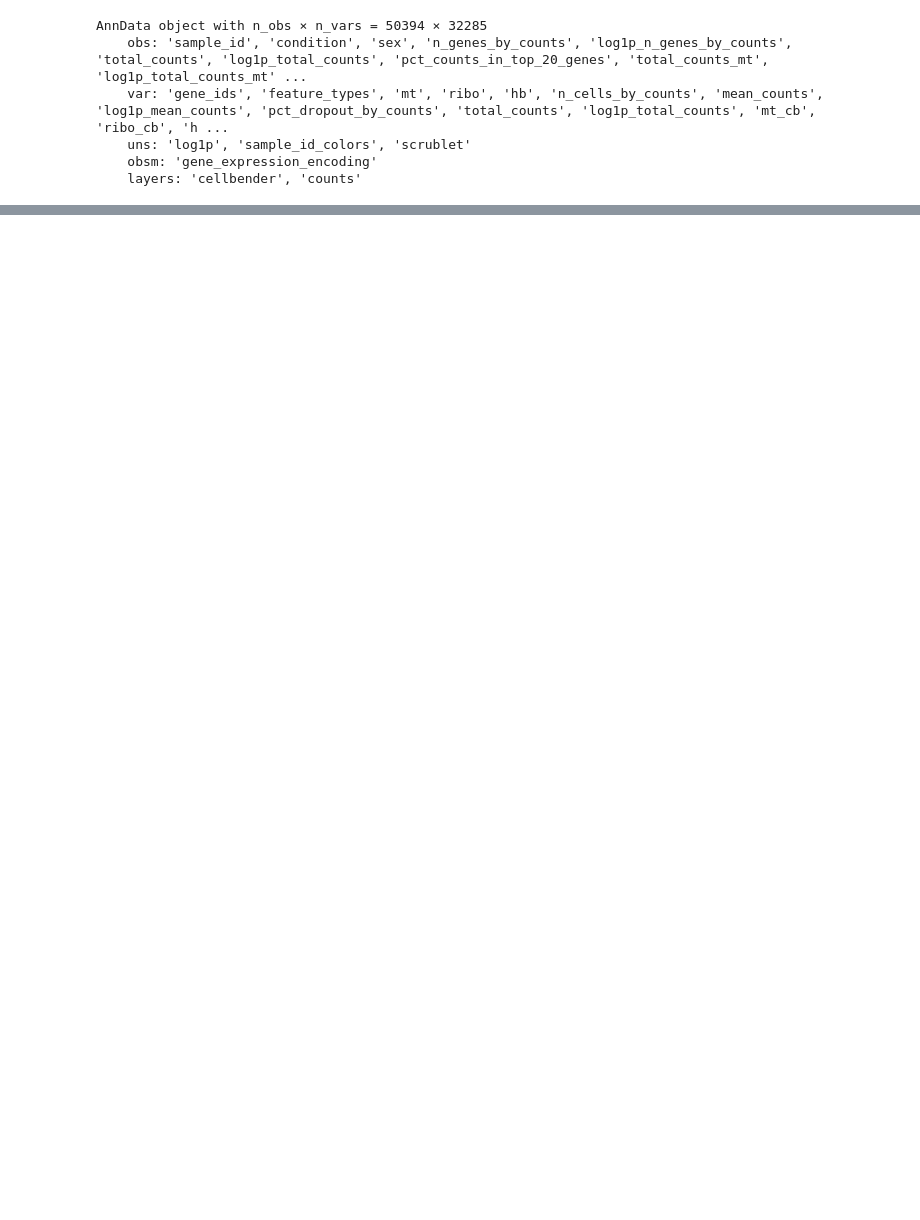
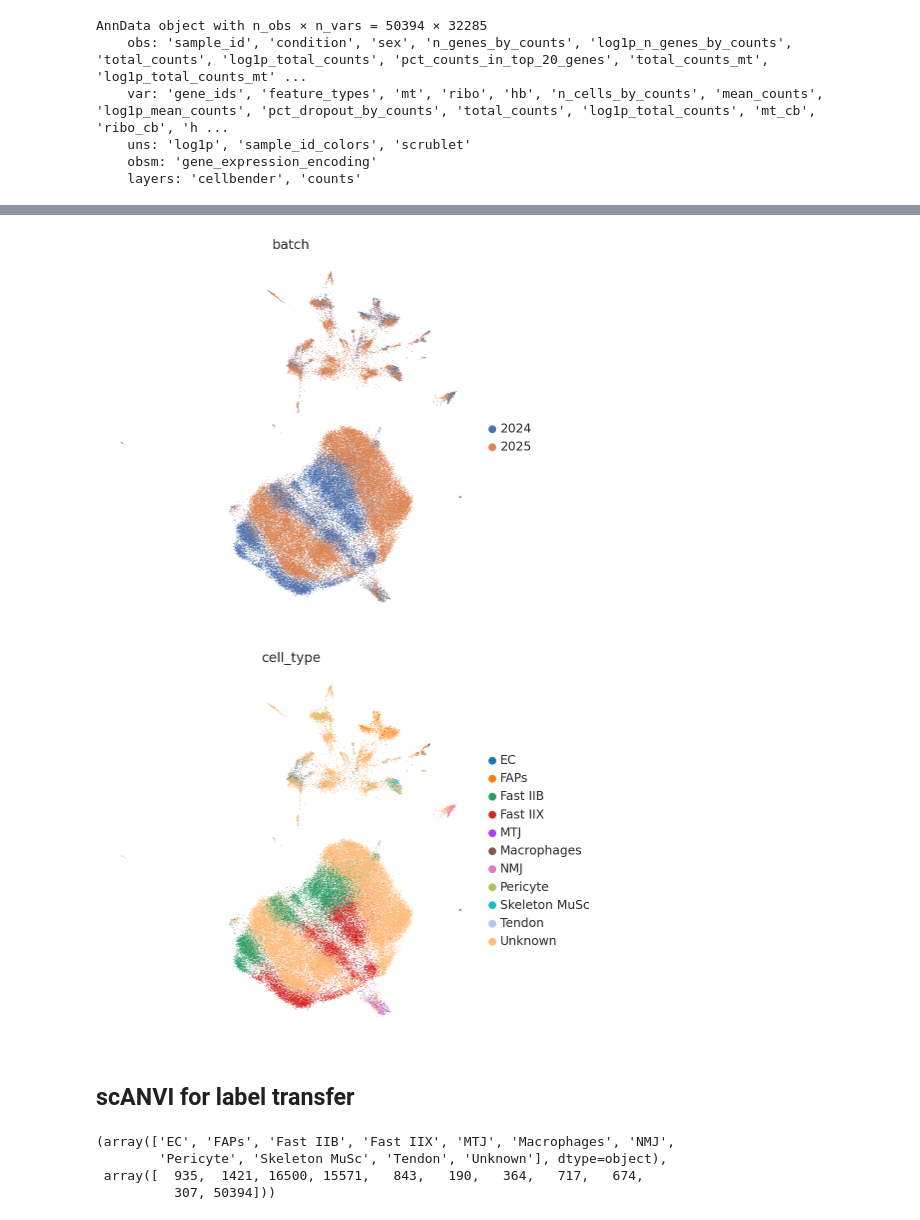
Before and after one commit to akanksha-sachan/TA_muscle_ageing, a Jupyter notebook: py_scripts/preproc/integration.ipynb, the cells around one changed output, grey strips where cells are left out. Saved outputs shown, nothing was run; the diff lists cells and outputs as text; code cells hidden in the pictures; blank space fills up the shorter version.

Commit message:
scANVI integration transferred labels correctly but shows huge batch effect between sexes

```diff
--- a/py_scripts/preproc/integration.ipynb
+++ b/py_scripts/preproc/integration.ipynb
@@ -60,0 +86,17 @@ AnnData object with n_obs × n_vars = 37522 × 20500
+# %%
+ref_data.X = ref_data.layers["cellbender"]
+query_data.X = query_data.layers["cellbender"]
+# %%
+adata = anndata.concat([ref_data, query_data])
+adata.layers["cellbender"] = adata.X.copy()
+sc.pp.normalize_total(adata, target_sum=1e4)
+sc.pp.log1p(adata)
+adata.raw = adata  # keep full dimension safe
+sc.pp.highly_variable_genes(
+    adata,
+    flavor="seurat_v3",
+    n_top_genes=2000,
+    layer="cellbender",
+    batch_key="batch",
+    subset=True,
+)
@@ -60,0 +114,4 @@ AnnData object with n_obs × n_vars = 37522 × 20500
+# %%
+scvi.model.SCVI.setup_anndata(adata, layer="cellbender", batch_key="batch")
+model = scvi.model.SCVI(adata, n_layers=2, n_latent=32, n_hidden=128)
+model.train()
@@ -60,0 +130,3 @@ AnnData object with n_obs × n_vars = 37522 × 20500
+# %%
+SCVI_LATENT_KEY = "X_scVI"
+adata.obsm[SCVI_LATENT_KEY] = model.get_latent_representation()
@@ -60,0 +136,26 @@ AnnData object with n_obs × n_vars = 37522 × 20500
+# %%
+sc.pl.umap(
+    adata,
+    color=["batch"],
+    frameon=False,
+    ncols=1,
+)
+sc.pl.umap(
+    adata,
+    color=["cell_type"],
+    frameon=False,
+    ncols=1,
+)
+# %% [output]
+[figure, added]
+[figure, added]
+# %% [markdown]
+## scANVI for label transfer
+# %%
+SCANVI_CELLTYPE_KEY = "cell_type"
+np.unique(adata.obs[SCANVI_CELLTYPE_KEY], return_counts=True)
+# %% [output]
+(array(['EC', 'FAPs', 'Fast IIB', 'Fast IIX', 'MTJ', 'Macrophages', 'NMJ',
+        'Pericyte', 'Skeleton MuSc', 'Tendon', 'Unknown'], dtype=object),
+ array([  935,  1421, 16500, 15571,   843,   190,   364,   717,   674,
+          307, 50394]))
```
Also changed, not shown: parts of 25 cells of this notebook, 2 other files.
